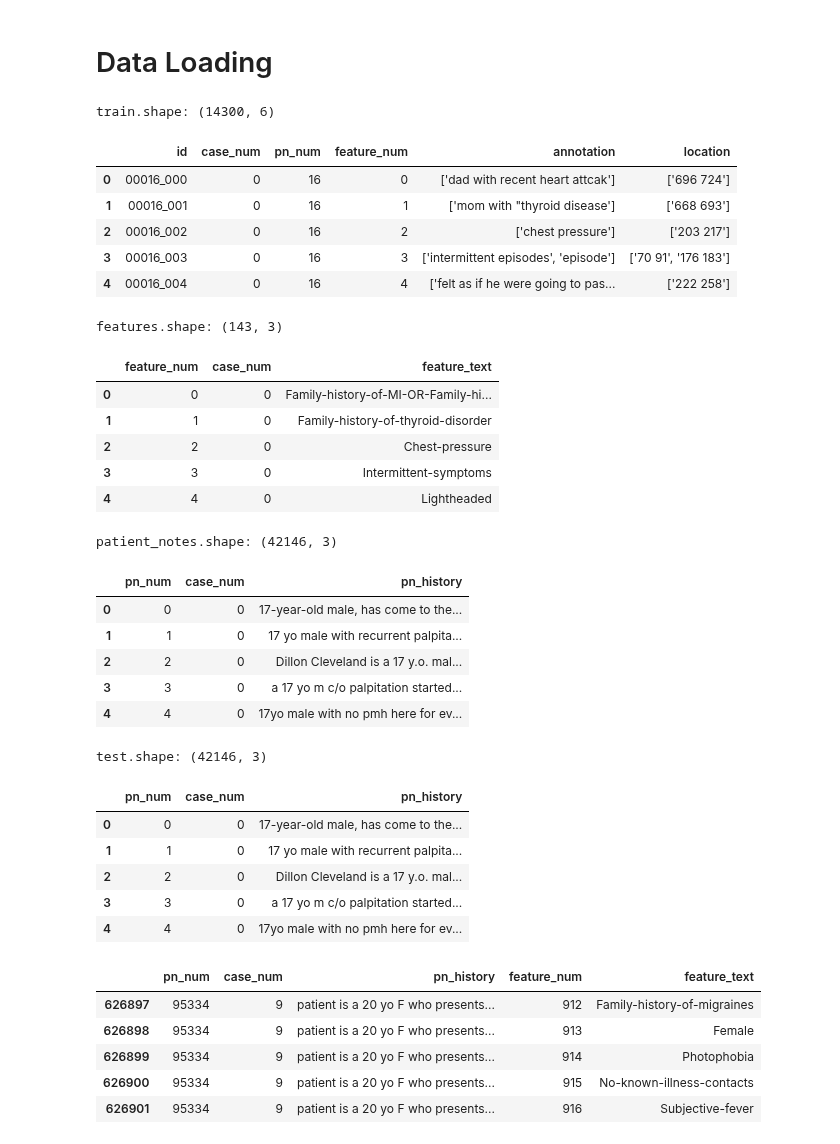
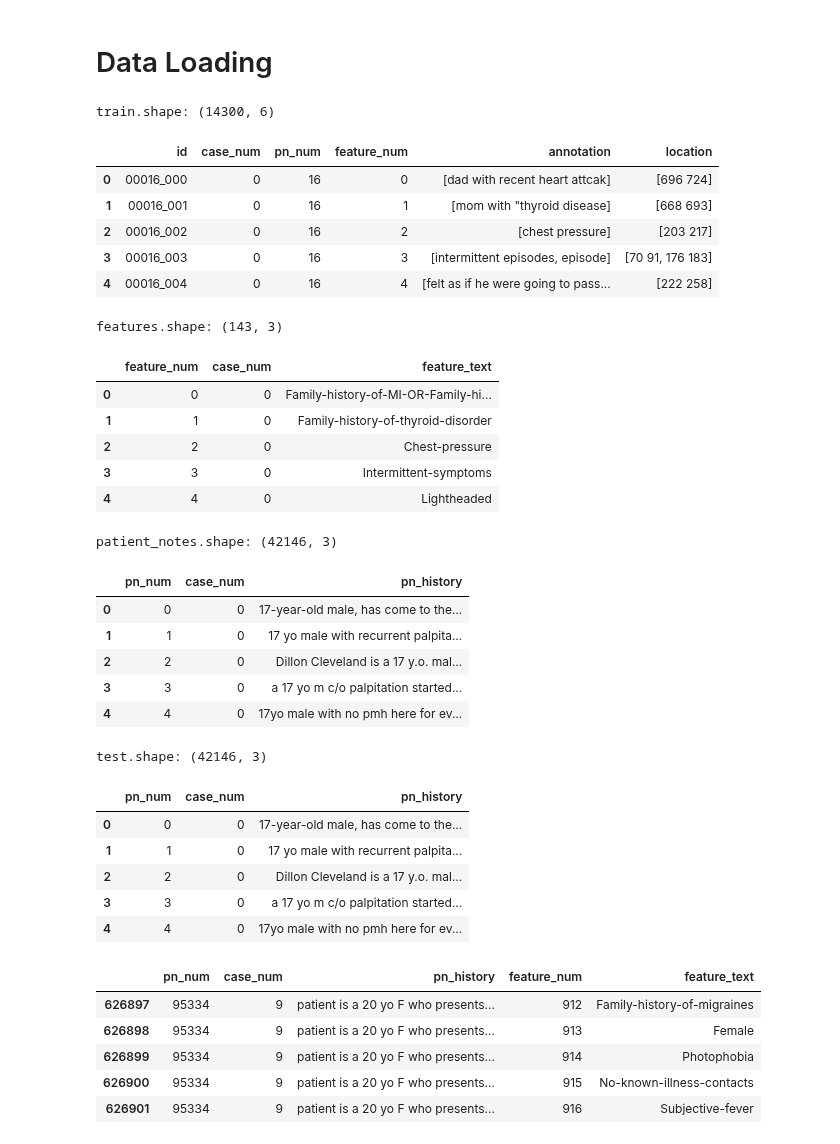
Before and after one commit to riow1983/nbme-score-clinical-patient-notes, a Jupyter notebook: notebooks/nb002i-token-classifier.ipynb, the cells around one changed output. Saved outputs shown, nothing was run; the diff lists cells and outputs as text; code cells hidden in the pictures.

```diff
--- a/notebooks/nb002i-token-classifier.ipynb
+++ b/notebooks/nb002i-token-classifier.ipynb
@@ -374,40 +376,40 @@ best_th: 0.47  score: 0.85957
 # Data Loading
 # ====================================================
 train = pd.read_csv('../input/nbme-score-clinical-patient-notes/train.csv')
-# train['annotation'] = train['annotation'].apply(ast.literal_eval)
-# train['location'] = train['location'].apply(ast.literal_eval)
+train['annotation'] = train['annotation'].apply(ast.literal_eval)
+train['location'] = train['location'].apply(ast.literal_eval)
 features = pd.read_csv('../input/nbme-score-clinical-patient-notes/features.csv')
 def preprocess_features(features):
     features.loc[27, 'feature_text'] = "Last-Pap-smear-1-year-ago"
     return features
 features = preprocess_features(features)
 patient_notes = pd.read_csv('../input/nbme-score-clinical-patient-notes/patient_notes.csv')
 
 print(f"train.shape: {train.shape}")
 display(train.head())
 print(f"features.shape: {features.shape}")
 display(features.head())
 print(f"patient_notes.shape: {patient_notes.shape}")
 display(patient_notes.head())
 
 
 if CFG.pseudo:
     test = patient_notes.copy()
     del patient_notes
 else:
     test = pd.read_csv('../input/nbme-score-clinical-patient-notes/test.csv')
     submission = pd.read_csv('../input/nbme-score-clinical-patient-notes/sample_submission.csv')
 
 print(f"test.shape: {test.shape}")
 display(test.head())
 # %% [output]
 train.shape: (14300, 6)
 |  | id | case_num | pn_num | feature_num | annotation | location |
-| 0 | 00016_000 | 0 | 16 | 0 | ['dad with recent heart attcak'] | ['696 724'] |
-| 1 | 00016_001 | 0 | 16 | 1 | ['mom with "thyroid disease'] | ['668 693'] |
-| 2 | 00016_002 | 0 | 16 | 2 | ['chest pressure'] | ['203 217'] |
-| 3 | 00016_003 | 0 | 16 | 3 | ['intermittent episodes', 'episode'] | ['70 91', '176 183'] |
-| 4 | 00016_004 | 0 | 16 | 4 | ['felt as if he were going to pas... | ['222 258'] |
+| 0 | 00016_000 | 0 | 16 | 0 | [dad with recent heart attcak] | [696 724] |
+| 1 | 00016_001 | 0 | 16 | 1 | [mom with "thyroid disease] | [668 693] |
+| 2 | 00016_002 | 0 | 16 | 2 | [chest pressure] | [203 217] |
+| 3 | 00016_003 | 0 | 16 | 3 | [intermittent episodes, episode] | [70 91, 176 183] |
+| 4 | 00016_004 | 0 | 16 | 4 | [felt as if he were going to pass... | [222 258] |
 features.shape: (143, 3)
 |  | feature_num | case_num | feature_text |
 | 0 | 0 | 0 | Family-history-of-MI-OR-Family-hi... |
```
Also changed, not shown: parts of 10 cells of this notebook.
